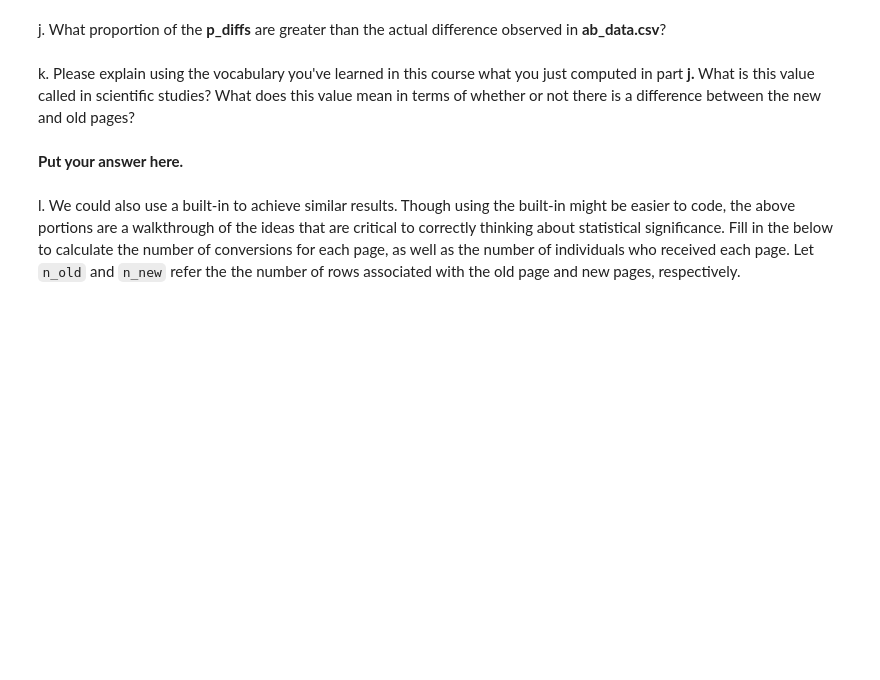
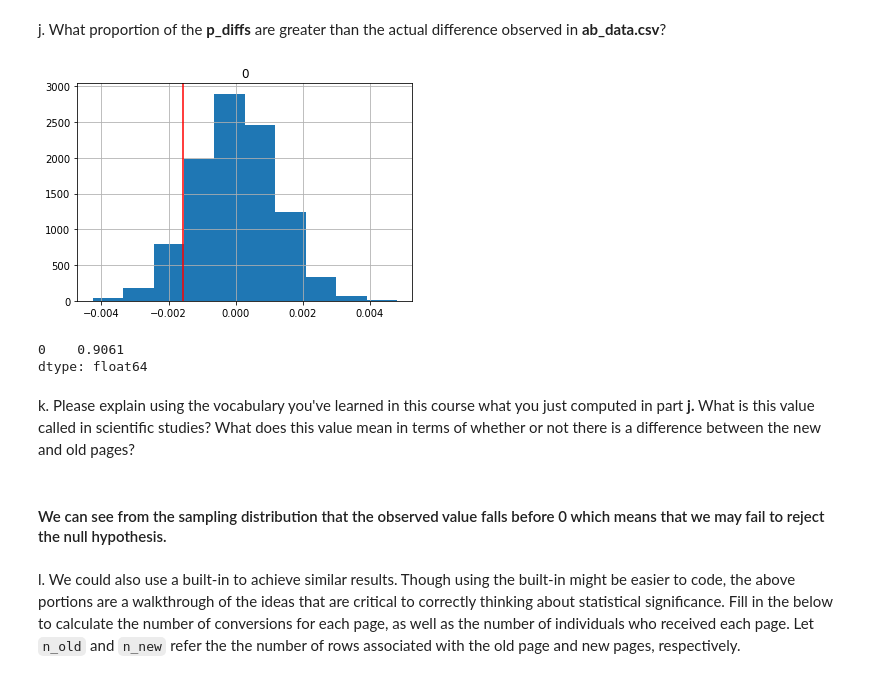
Before and after one commit to AshrafSamir/AB_test_results_for_e_commerce_webpage, a Jupyter notebook: Analyze_ab_test_results_notebook .ipynb, the cells around one changed output. Cells and saved outputs as stored; diff of their text form; code cells hidden in the pictures; blank space fills up the shorter version.

```diff
--- a/Analyze_ab_test_results_notebook .ipynb
+++ b/Analyze_ab_test_results_notebook .ipynb
@@ -223,8 +267,19 @@ i. Plot a histogram of the **p_diffs**.  Does this plot look like what you expec
 # %% [markdown]
 j. What proportion of the **p_diffs** are greater than the actual difference observed in **ab_data.csv**?
+# %%
+observed = df2[df2['group'] == 'treatment'].converted.mean() - df2[df2['group'] == 'control'].converted.mean()
+p_diffs.hist();
+plt.axvline(x=actual_diff, color='red');
+# %% [output]
+[figure, added]
+# %%
+(p_diffs > observed).mean()
+# %% [output]
+0    0.9061
+dtype: float64
 # %% [markdown]
 k. Please explain using the vocabulary you've learned in this course what you just computed in part **j.**  What is this value called in scientific studies?  What does this value mean in terms of whether or not there is a difference between the new and old pages?
-# %% [markdown]
-**Put your answer here.**
+# %% [markdown]
+#### We can see from the sampling distribution that the observed value falls before 0 which means that we may fail to reject the null hypothesis.
 # %% [markdown]
 l. We could also use a built-in to achieve similar results.  Though using the built-in might be easier to code, the above portions are a walkthrough of the ideas that are critical to correctly thinking about statistical significance. Fill in the below to calculate the number of conversions for each page, as well as the number of individuals who received each page. Let `n_old` and `n_new` refer the the number of rows associated with the old page and new pages, respectively.
```
Also changed, not shown: parts of 34 cells of this notebook.
